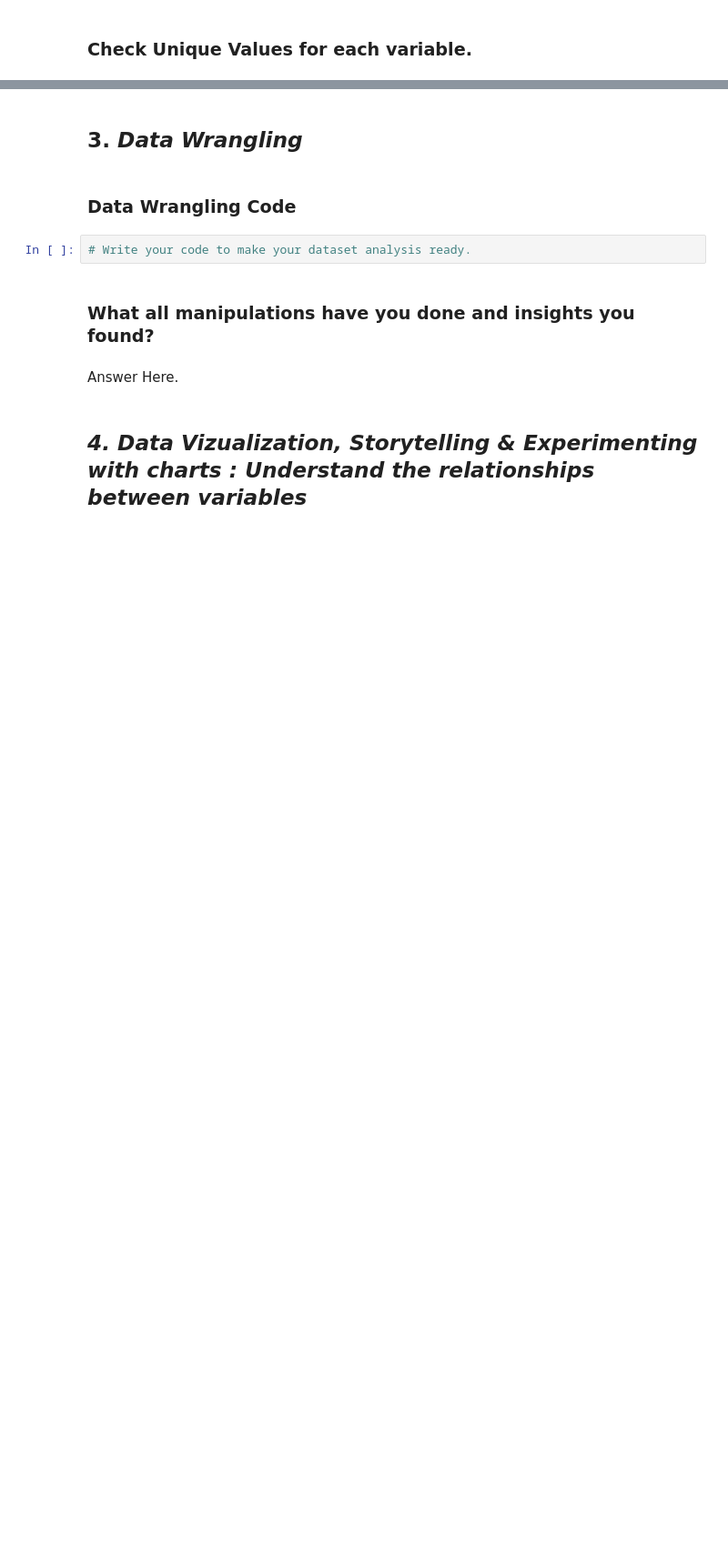
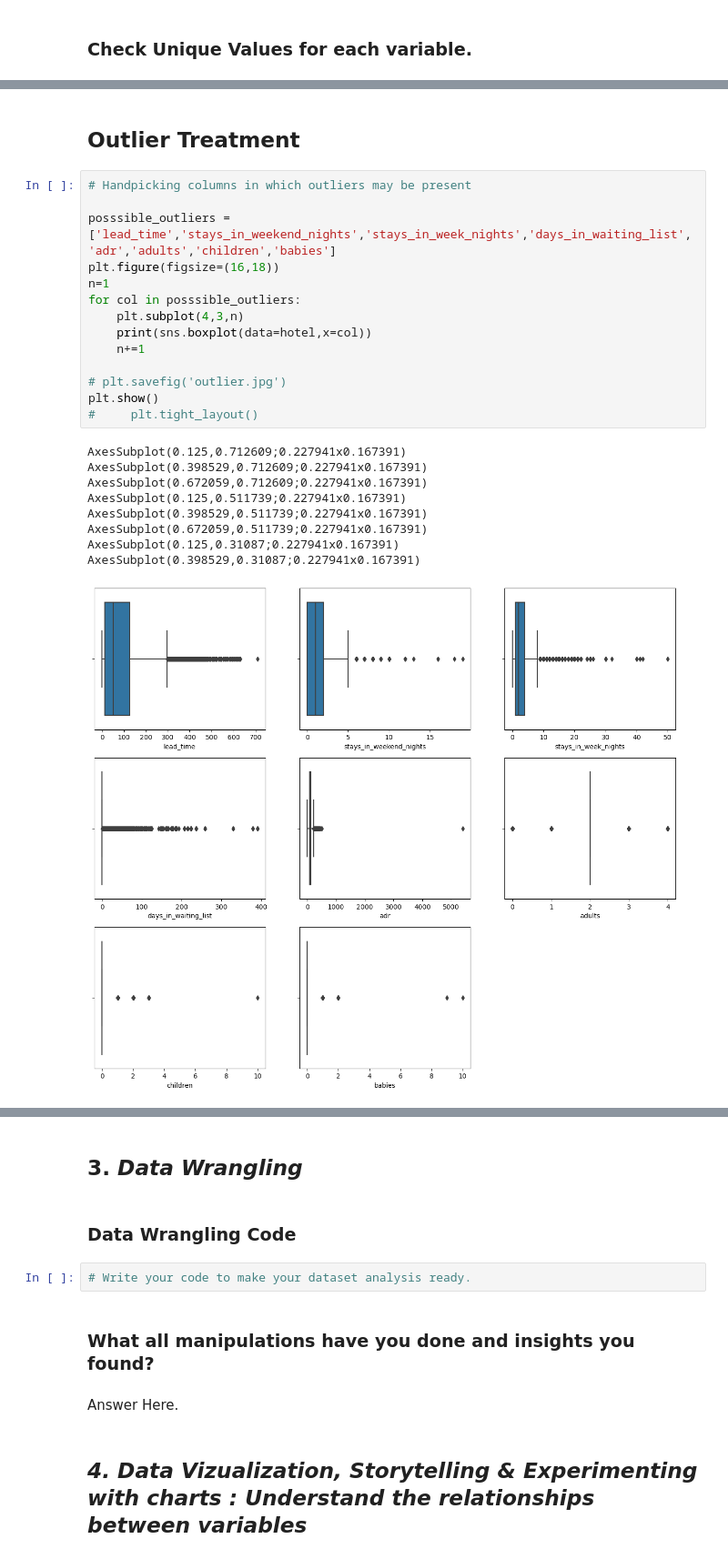
Before and after one commit to lakshay170/hotel_capstone, a Jupyter notebook: Hotel_Capstone.ipynb, the cells around one changed output, grey strips where cells are left out. Shown at 91% size. Drawn from its saved outputs; the diff is of its cells as text; blank space fills up the shorter version.

Commit message:
Outlier Treatment 1

```diff
--- a/Hotel_Capstone.ipynb
+++ b/Hotel_Capstone.ipynb
@@ -482,3 +485,29 @@ arrival_month_name
 ['July' 'August' 'September' 'October' 'November' 'December' 'January'
  'February' 'March' 'April' 'May' 'June']
 --------------------------------------------------
+# %% [markdown]
+## Outlier Treatment
+# %%
+# Handpicking columns in which outliers may be present
+
+posssible_outliers =['lead_time','stays_in_weekend_nights','stays_in_week_nights','days_in_waiting_list','adr','adults','children','babies']
+plt.figure(figsize=(16,18))
+n=1
+for col in posssible_outliers:
+    plt.subplot(4,3,n)
+    print(sns.boxplot(data=hotel,x=col))
+    n+=1
+
+# plt.savefig('outlier.jpg')
+plt.show()
+#     plt.tight_layout()
+# %% [output]
+AxesSubplot(0.125,0.712609;0.227941x0.167391)
+AxesSubplot(0.398529,0.712609;0.227941x0.167391)
+AxesSubplot(0.672059,0.712609;0.227941x0.167391)
+AxesSubplot(0.125,0.511739;0.227941x0.167391)
+AxesSubplot(0.398529,0.511739;0.227941x0.167391)
+AxesSubplot(0.672059,0.511739;0.227941x0.167391)
+AxesSubplot(0.125,0.31087;0.227941x0.167391)
+AxesSubplot(0.398529,0.31087;0.227941x0.167391)
+[figure, added]
```
Also changed, not shown: parts of 12 cells of this notebook.
